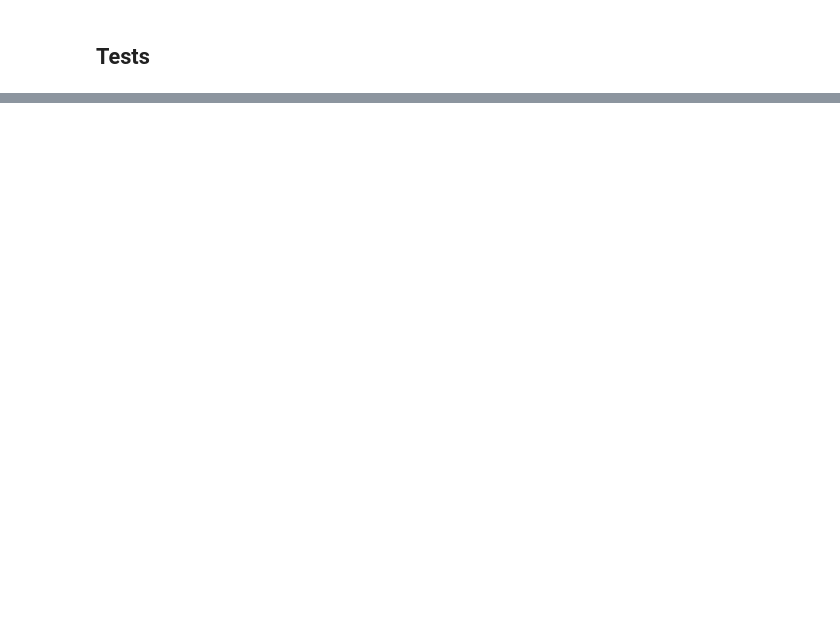
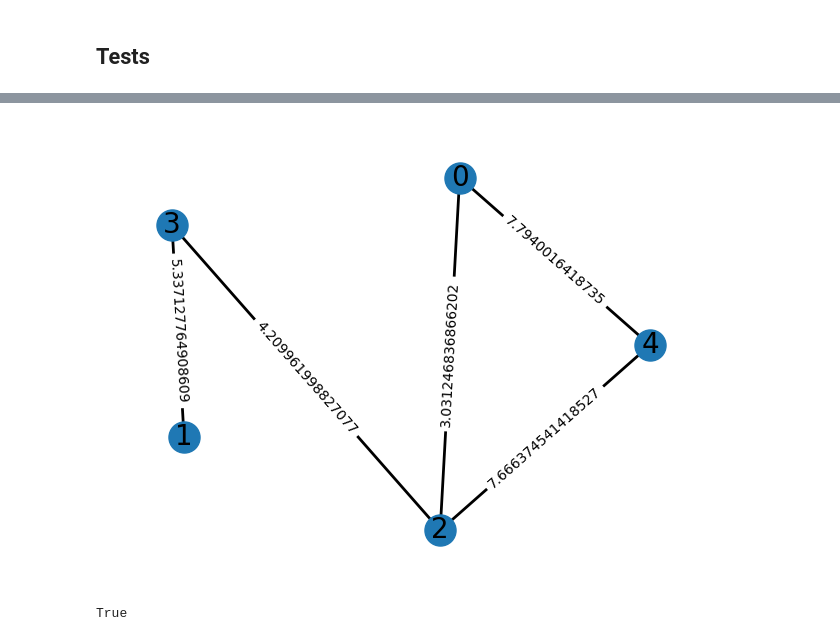
Before and after one commit to paulchambaz/canadian-salesman-problem, a Jupyter notebook: cr/networkx_christofides.ipynb, the cells around one changed output, grey strips where cells are left out. Saved outputs shown, nothing was run; the diff lists cells and outputs as text; code cells hidden in the pictures; blank space fills up the shorter version.

```diff
--- a/cr/networkx_christofides.ipynb
+++ b/cr/networkx_christofides.ipynb
@@ -66,0 +103,10 @@ print_graph(G_cr_tour)
+# %%
+G_relabled = nx.relabel_nodes(G, {1: 0, 4: 1, 3: 2, 0: 3, 2: 4})
+# %%
+print_graph(G_relabled)
+# %% [output]
+[figure, added]
+# %%
+nx.algorithms.has_eulerian_path(G_relabled)
+# %% [output]
+True
```
Also changed, not shown: parts of 8 cells of this notebook, 2 other files.
